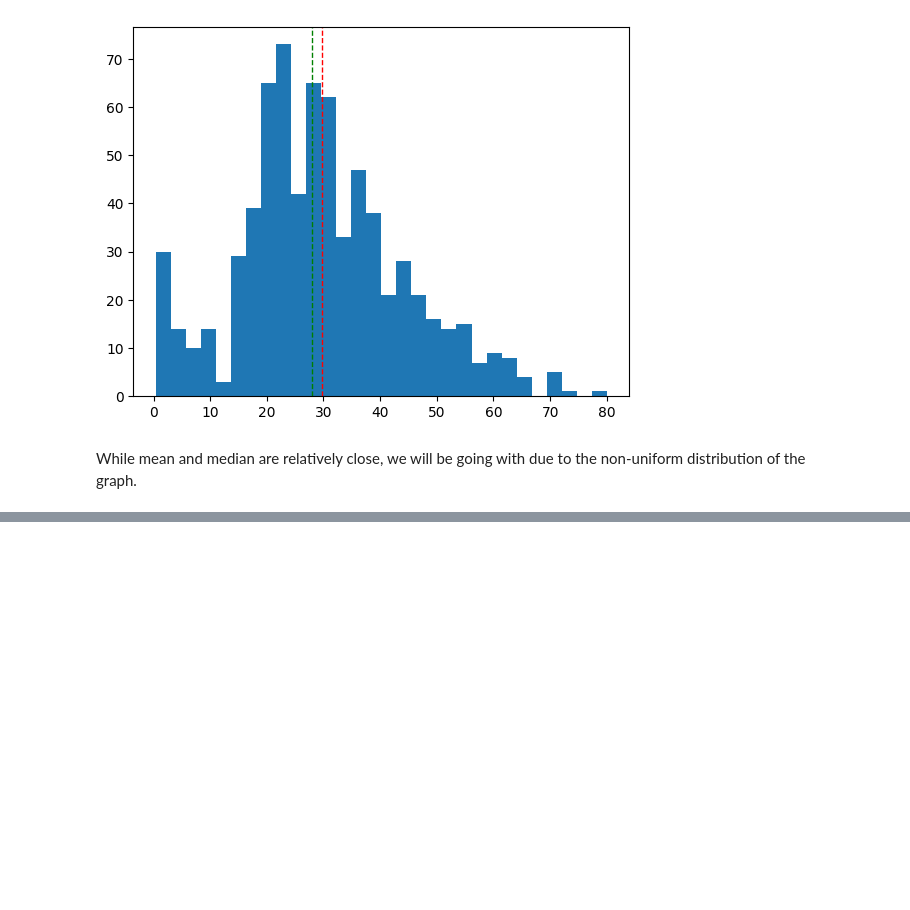
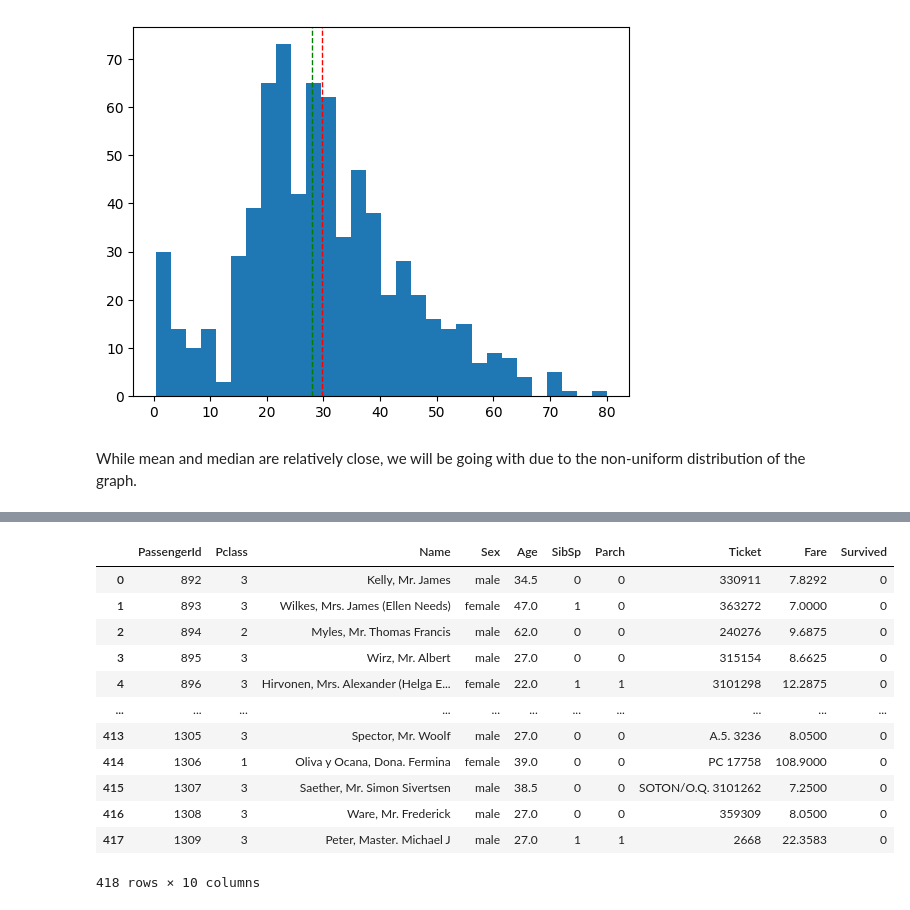
Before and after one commit to ryankkien/titanicxgb, a Jupyter notebook: titanic.ipynb, the cells around one changed output, grey strips where cells are left out. Cells and saved outputs as stored; diff of their text form; code cells hidden in the pictures; blank space fills up the shorter version.

```diff
--- a/titanic.ipynb
+++ b/titanic.ipynb
@@ -105,0 +273,18 @@ df['Age'].fillna(df['Age'].median(), inplace=True)
+# %%
+df2['Survived'] = opt.predict(df2)
+# %%
+df2
+# %% [output]
+|  | PassengerId | Pclass | Name | Sex | Age | SibSp | Parch | Ticket | Fare | Survived |
+| 0 | 892 | 3 | Kelly, Mr. James | male | 34.5 | 0 | 0 | 330911 | 7.8292 | 0 |
+| 1 | 893 | 3 | Wilkes, Mrs. James (Ellen Needs) | female | 47.0 | 1 | 0 | 363272 | 7.0000 | 0 |
+| 2 | 894 | 2 | Myles, Mr. Thomas Francis | male | 62.0 | 0 | 0 | 240276 | 9.6875 | 0 |
+| 3 | 895 | 3 | Wirz, Mr. Albert | male | 27.0 | 0 | 0 | 315154 | 8.6625 | 0 |
+| 4 | 896 | 3 | Hirvonen, Mrs. Alexander (Helga E... | female | 22.0 | 1 | 1 | 3101298 | 12.2875 | 0 |
+| ... | ... | ... | ... | ... | ... | ... | ... | ... | ... | ... |
+| 413 | 1305 | 3 | Spector, Mr. Woolf | male | 27.0 | 0 | 0 | A.5. 3236 | 8.0500 | 0 |
+| 414 | 1306 | 1 | Oliva y Ocana, Dona. Fermina | female | 39.0 | 0 | 0 | PC 17758 | 108.9000 | 0 |
+| 415 | 1307 | 3 | Saether, Mr. Simon Sivertsen | male | 38.5 | 0 | 0 | SOTON/O.Q. 3101262 | 7.2500 | 0 |
+| 416 | 1308 | 3 | Ware, Mr. Frederick | male | 27.0 | 0 | 0 | 359309 | 8.0500 | 0 |
+| 417 | 1309 | 3 | Peter, Master. Michael J | male | 27.0 | 1 | 1 | 2668 | 22.3583 | 0 |
+418 rows × 10 columns
```
Also changed, not shown: parts of 16 cells of this notebook.
